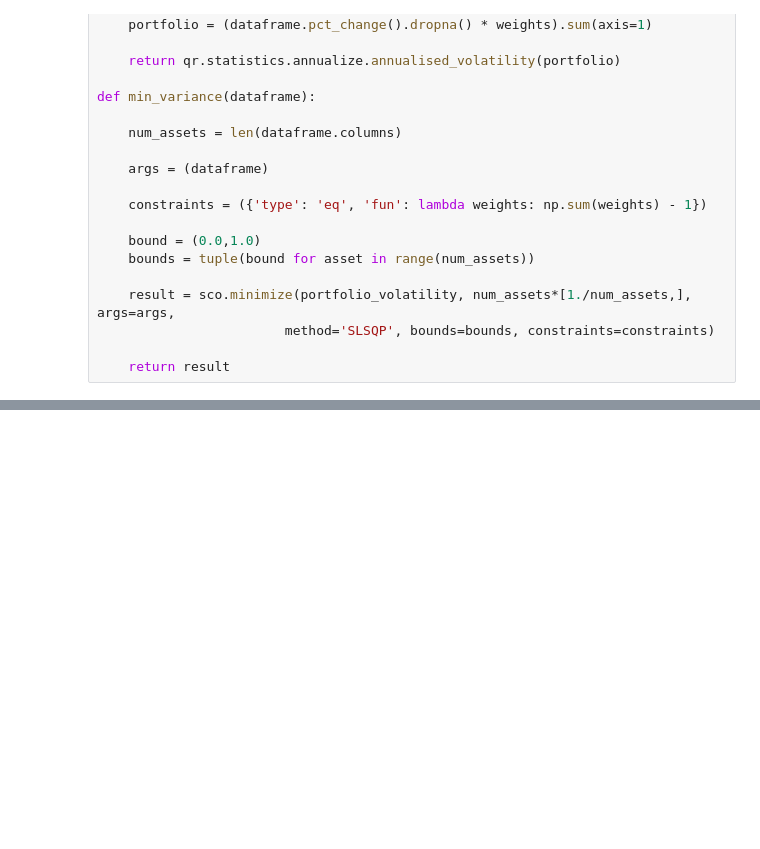
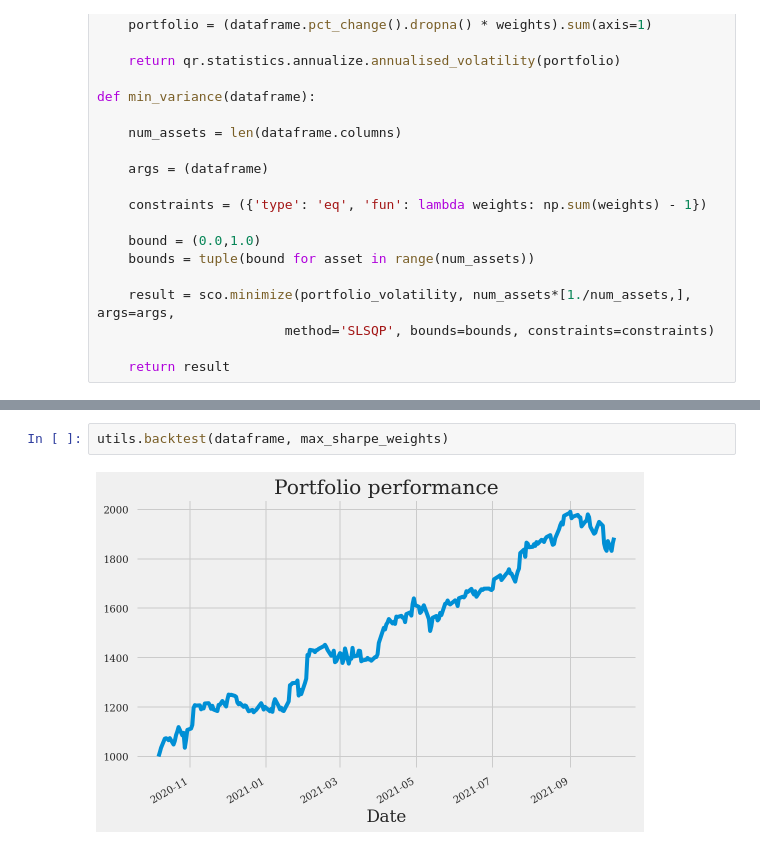
Before and after one commit to samaypanwar/Portfolio-Optimisation-MeanVariance-demo, a Jupyter notebook: demo.ipynb, the cells around one changed output, grey strips where cells are left out. Saved outputs shown, nothing was run; the diff lists cells and outputs as text; blank space fills up the shorter version.

```diff
--- a/demo.ipynb
+++ b/demo.ipynb
@@ -231,0 +239,4 @@ min_variance(dataframe)
+# %%
+utils.backtest(dataframe, max_sharpe_weights)
+# %% [output]
+[figure, added]
```
Also changed, not shown: parts of 6 cells of this notebook, 1 other file.
